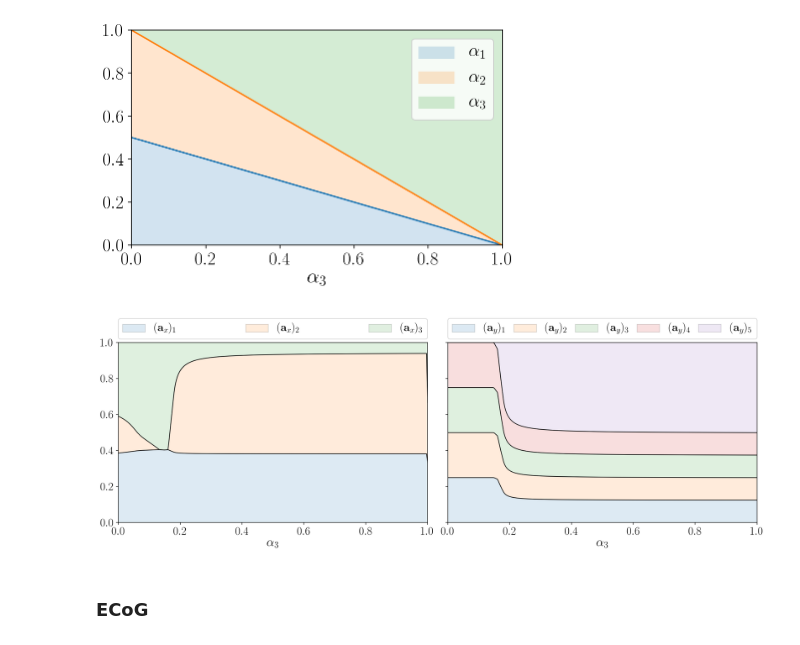
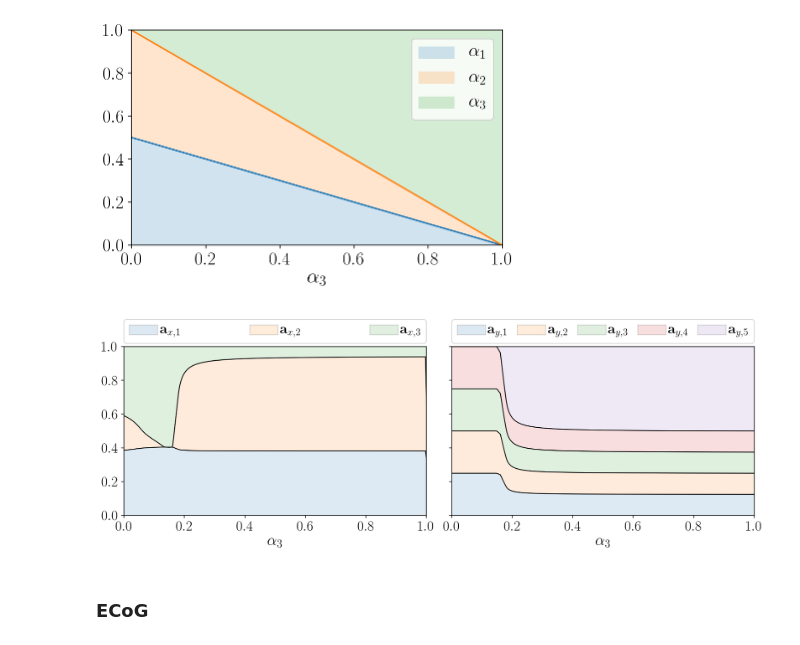
Before and after one commit to Intelligent-Systems-Phystech/MSThesis, a Jupyter notebook: code/main.ipynb, the cells around one changed output. Saved outputs shown, nothing was run; the diff lists cells and outputs as text; code cells hidden in the pictures.

```diff
--- a/code/main.ipynb
+++ b/code/main.ipynb
@@ -261,0 +205,12 @@ X = np.hstack([X, np.zeros((X.shape[0], 1))])
+# %%
+def get_autoreg_Y(Y, step=1):
+    m, t = Y.shape
+    ar = np.zeros((m - step + 1, t * step))
+    for i in range(step):
+        for k in range(t):
+            ar[:, i * t + k] = Y[i: m + i - step + 1, k]
+
+    return ar
+
+a = np.array([[1, 2, 3], [4, 5, 6], [7, 8, 9]])
+get_autoreg_Y(a, step=3)
@@ -358,0 +480,3 @@ for alpha3 in alpha3_array:
+# %%
+alpha3_array = np.linspace(0, 1, 300)
+score_history, alphas_history = score_vs_alpha3(qpfs2, alpha3_array)
@@ -378,44 +504,44 @@ plt.show()
 # %% [output]
 [figure]
 # %%
-fig, (ax1, ax2) = plt.subplots(1, 2, sharey=True, figsize=(15, 5))
+fig, (ax1, ax2) = plt.subplots(1, 2, sharey=True, figsize=(12, 4))
 n_x, n_y = qpfs2.B.shape
 prev = 0.
 for i in range(n_x):
     cur = [np.sum(a[:i + 1]) for a in score_history]
     ax1.plot(alpha3_array, cur, c='k', linewidth=1.)
     ax1.fill_between(alpha3_array, cur, prev, edgecolor='k', alpha=.15,
-                     label=r'{}'.format('$(\mathbf{a}_x)_' + str(i + 1) + '$'))
+                     label=r'{}'.format('$\mathbf{a}_{x,' + str(i + 1) + '}$'))
     prev = cur
 
 ax1.set_ylim(0., 1.)
 ax1.set_xlim(0., 1.)
 
 ax1.legend(bbox_to_anchor=(0., 1.02, 1., .102), loc=3,
-           ncol=n_x, mode="expand", borderaxespad=0., frameon=True)
+           ncol=n_x, mode="expand", borderaxespad=0., frameon=True, handletextpad=0.15)
 ax1.set_xlabel(r'$\alpha_3$')
 
 prev = 0.
 for i in range(n_y):
     cur = [np.sum(a[n_x:n_x + i + 1]) for a in score_history]
     ax2.plot(alpha3_array, cur, c='k', linewidth=1.)
     ax2.fill_between(alpha3_array, cur, prev, alpha=0.15, edgecolor='k',
-                     label=r'{}'.format('$(\mathbf{a}_y)_' + str(i + 1) + '$'))
+                     label=r'{}'.format('$\mathbf{a}_{y,' + str(i + 1) + '}$'))
     prev = cur
 
 ax2.set_ylim(0., 1.)
 ax2.set_xlim(0., 1.)
 
 lgd = ax2.legend(bbox_to_anchor=(0., 1.02, 1., .102), loc=3,
-           ncol=n_y, mode="expand", borderaxespad=0., frameon=True)
+           ncol=n_y, mode="expand", borderaxespad=0., frameon=True, handletextpad=0.15)
 ax2.set_xlabel(r'$\alpha_3$')
 
 fig.tight_layout()
 fig.subplots_adjust()
-fig.savefig('figs/features_vs_alpha.eps', format='eps', bbox_extra_artists=(lgd,), bbox_inches='tight')
+fig.savefig('figs/features_vs_alpha.pdf', format='pdf', bbox_extra_artists=(lgd,), bbox_inches='tight')
 plt.show()
 # %% [output]
-[figure, old version]
+[figure, new version]
 # %% [markdown]
 ### ECoG
 # %%
```
Also changed, not shown: parts of 83 cells of this notebook.
